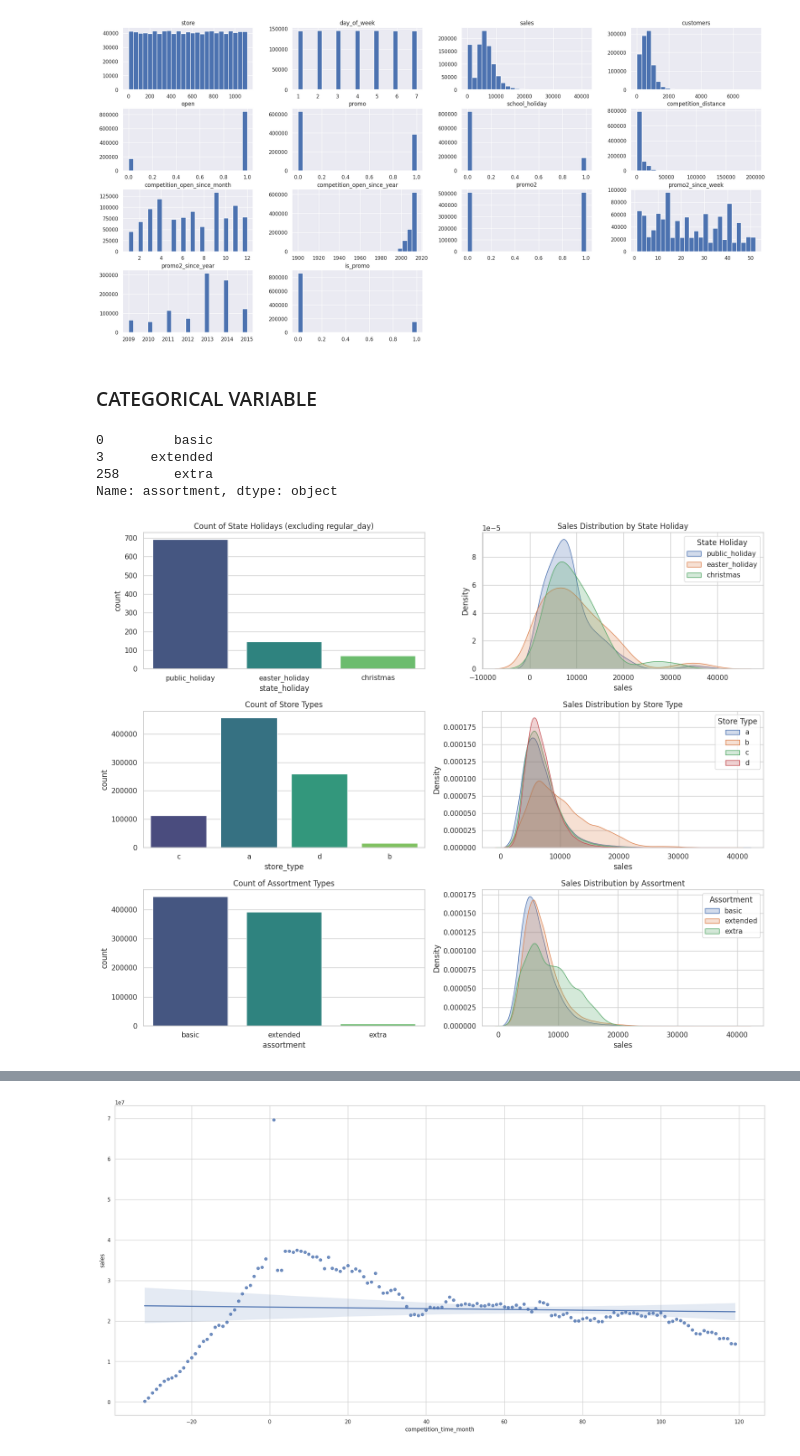
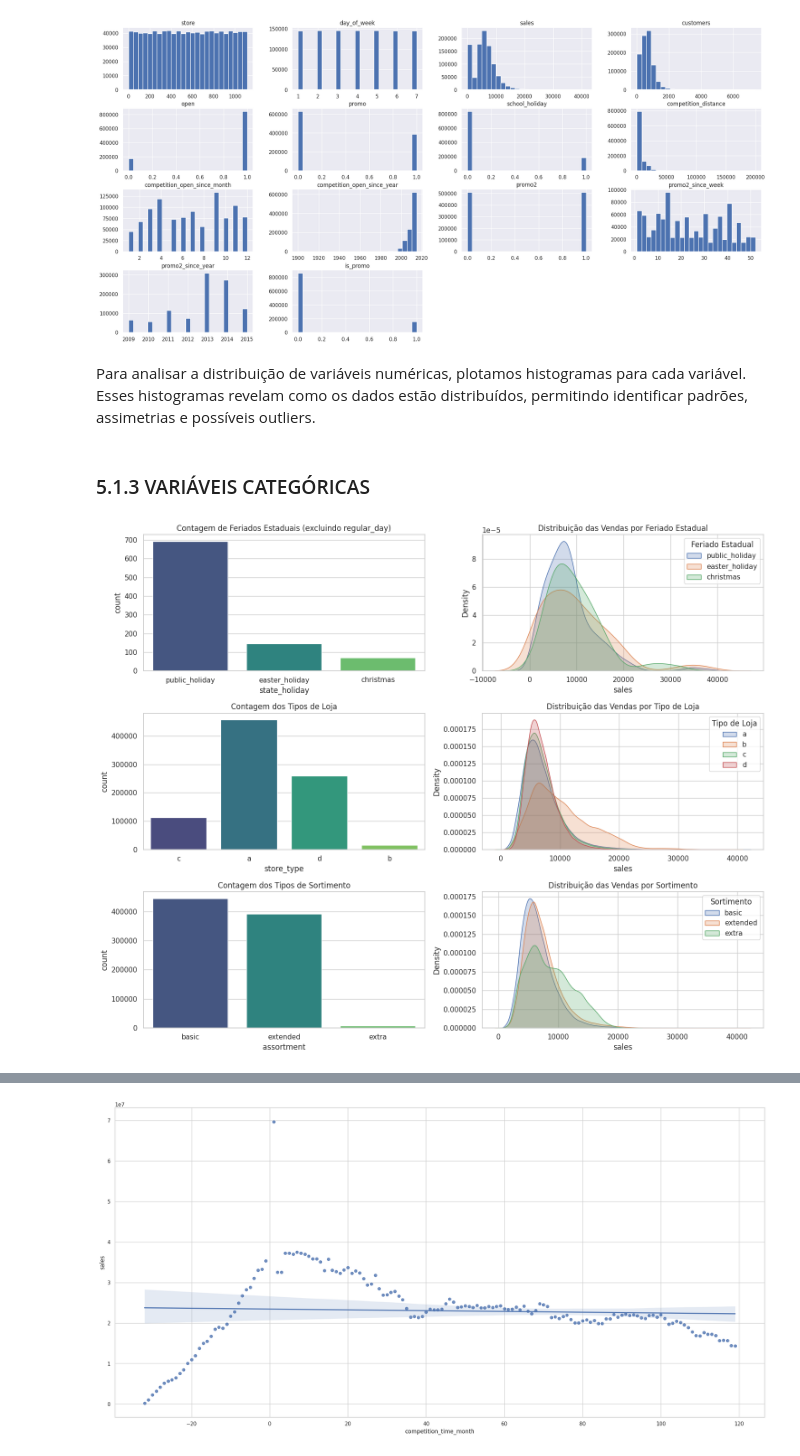
Before and after one commit to IsraelAugustods/eda_rossmann, a Jupyter notebook: eda_rossmann.ipynb, the cells around one changed output, grey strips where cells are left out. Drawn from its saved outputs; the diff is of its cells as text; code cells hidden in the pictures.

```diff
--- a/eda_rossmann.ipynb
+++ b/eda_rossmann.ipynb
@@ -488,69 +512,65 @@ warnings.simplefilter(action='ignore', category=FutureWarning)
 num_attributes.hist(bins = 25);
 # %% [output]
 [figure]
+# %% [markdown]
+Para analisar a distribuição de variáveis numéricas, plotamos histogramas para cada variável. Esses histogramas revelam como os dados estão distribuídos, permitindo identificar padrões, assimetrias e possíveis outliers.
 # %% [markdown]
-### CATEGORICAL VARIABLE
+### 5.1.3 VARIÁVEIS CATEGÓRICAS
-# %%
-df4['assortment'].drop_duplicates()
-# %% [output]
-0         basic
-3      extended
-258       extra
-Name: assortment, dtype: object
 # %%
-# Set the style for better aesthetics
+# Define o estilo para melhor estética
 sns.set(style="whitegrid")
 
-# Create a figure and a set of subplots
+# Cria uma figura e um conjunto de subplots
 plt.figure(figsize=(15, 12))
 
-# Plot for state_holiday countplot
+# Gráfico de contagem para state_holiday
 plt.subplot(3, 2, 1)
 filtered_df = df4[df4['state_holiday'] != 'regular_day']
 sns.countplot(data=filtered_df, x='state_holiday', palette='viridis')
-plt.title('Count of State Holidays (excluding regular_day)')
+plt.title('Contagem de Feriados Estaduais (excluindo regular_day)')
 
-# Plot for KDE plots of sales based on state_holiday
+# Gráficos KDE das vendas com base em state_holiday
 plt.subplot(3, 2, 2)
 sns.kdeplot(data=df4[df4['state_holiday'] == 'public_holiday'], x='sales', label='public_holiday', shade=True)
 sns.kdeplot(data=df4[df4['state_holiday'] == 'easter_holiday'], x='sales', label='easter_holiday', shade=True)
 sns.kdeplot(data=df4[df4['state_holiday'] == 'christmas'], x='sales', label='christmas', shade=True)
-plt.legend(title='State Holiday')
-plt.title('Sales Distribution by State Holiday')
+plt.legend(title='Feriado Estadual')
+plt.title('Distribuição das Vendas por Feriado Estadual')
 
-# Plot for store_type countplot
+# Gráfico de contagem para store_type
 plt.subplot(3, 2, 3)
 sns.countplot(data=df4, x='store_type', palette='viridis')
-plt.title('Count of Store Types')
+plt.title('Contagem dos Tipos de Loja')
 
-# Plot for KDE plots of sales based on store_type
+# Gráficos KDE das vendas com base em store_type
 plt.subplot(3, 2, 4)
 sns.kdeplot(data=df4[df4['store_type'] == 'a'], x='sales', label='a', shade=True)
 sns.kdeplot(data=df4[df4['store_type'] == 'b'], x='sales', label='b', shade=True)
 sns.kdeplot(data=df4[df4['store_type'] == 'c'], x='sales', label='c', shade=True)
 sns.kdeplot(data=df4[df4['store_type'] == 'd'], x='sales', label='d', shade=True)
-plt.legend(title='Store Type')
-plt.title('Sales Distribution by Store Type')
+plt.legend(title='Tipo de Loja')
+plt.title('Distribuição das Vendas por Tipo de Loja')
 
-# Plot for assortment countplot
+# Gráfico de contagem para assortment
 plt.subplot(3, 2, 5)
 sns.countplot(data=df4, x='assortment', palette='viridis')
-plt.title('Count of Assortment Types')
+plt.title('Contagem dos Tipos de Sortimento')
 
-# Plot for KDE plots of sales based on assortment
+# Gráficos KDE das vendas com base em assortment
 plt.subplot(3, 2, 6)
 sns.kdeplot(data=df4[df4['assortment'] == 'basic'], x='sales', label='basic', shade=True)
 sns.kdeplot(data=df4[df4['assortment'] == 'extended'], x='sales', label='extended', shade=True)
 sns.kdeplot(data=df4[df4['assortment'] == 'extra'], x='sales', label='extra', shade=True)
-plt.legend(title='Assortment')
-plt.title('Sales Distribution by Assortment')
+plt.legend(title='Sortimento')
+plt.title('Distribuição das Vendas por Sortimento')
 
-# Adjust layout to prevent overlap
+# Ajusta o layout para evitar sobreposição
 plt.tight_layout()
 
-# Show the plot
+# Exibe o gráfico
 plt.show()
 
+# Impede a vizualização de FutureWarning
 warnings.simplefilter(action='ignore', category=FutureWarning)
 # %% [output]
-[figure, old version]
+[figure, new version]
```
Also changed, not shown: parts of 84 cells of this notebook.
